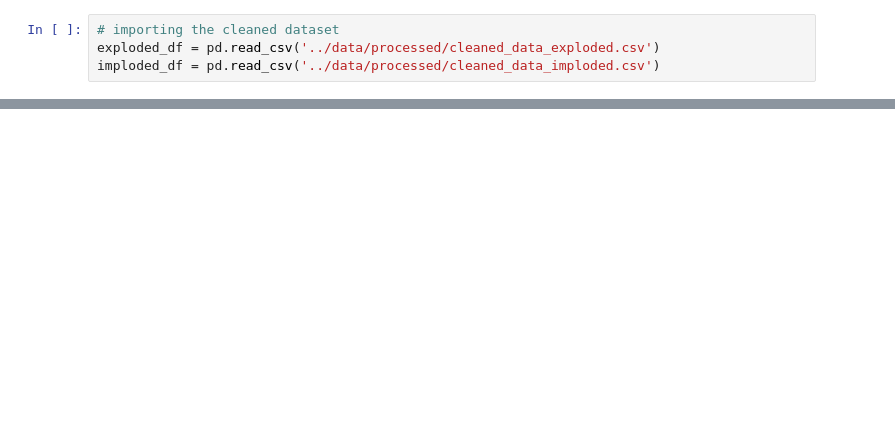
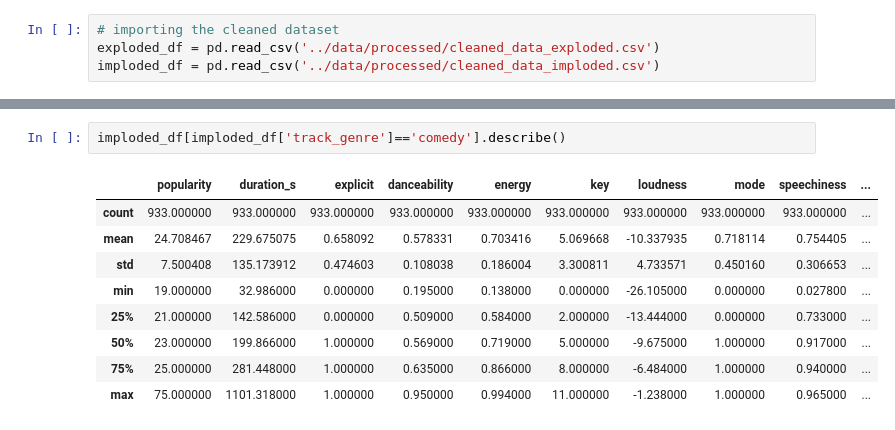
Before and after one commit to shankar24ds/party_playlist, a Jupyter notebook: notebooks/EDA.ipynb, the cells around one changed output, grey strips where cells are left out. Cells and saved outputs as stored; diff of their text form; blank space fills up the shorter version.

```diff
--- a/notebooks/EDA.ipynb
+++ b/notebooks/EDA.ipynb
@@ -98,0 +116,12 @@ for col in columns_to_plot:
+# %%
+imploded_df[imploded_df['track_genre']=='comedy'].describe()
+# %% [output]
+|  | popularity | duration_s | explicit | danceability | energy | key | loudness | mode | speechiness | ... |
+| count | 933.000000 | 933.000000 | 933.000000 | 933.000000 | 933.000000 | 933.000000 | 933.000000 | 933.000000 | 933.000000 | ... |
+| mean | 24.708467 | 229.675075 | 0.658092 | 0.578331 | 0.703416 | 5.069668 | -10.337935 | 0.718114 | 0.754405 | ... |
+| std | 7.500408 | 135.173912 | 0.474603 | 0.108038 | 0.186004 | 3.300811 | 4.733571 | 0.450160 | 0.306653 | ... |
+| min | 19.000000 | 32.986000 | 0.000000 | 0.195000 | 0.138000 | 0.000000 | -26.105000 | 0.000000 | 0.027800 | ... |
+| 25% | 21.000000 | 142.586000 | 0.000000 | 0.509000 | 0.584000 | 2.000000 | -13.444000 | 0.000000 | 0.733000 | ... |
+| 50% | 23.000000 | 199.866000 | 1.000000 | 0.569000 | 0.719000 | 5.000000 | -9.675000 | 1.000000 | 0.917000 | ... |
+| 75% | 25.000000 | 281.448000 | 1.000000 | 0.635000 | 0.866000 | 8.000000 | -6.484000 | 1.000000 | 0.940000 | ... |
+| max | 75.000000 | 1101.318000 | 1.000000 | 0.950000 | 0.994000 | 11.000000 | -1.238000 | 1.000000 | 0.965000 | ... |
```
Also changed, not shown: parts of 20 cells of this notebook, 1 other file.
